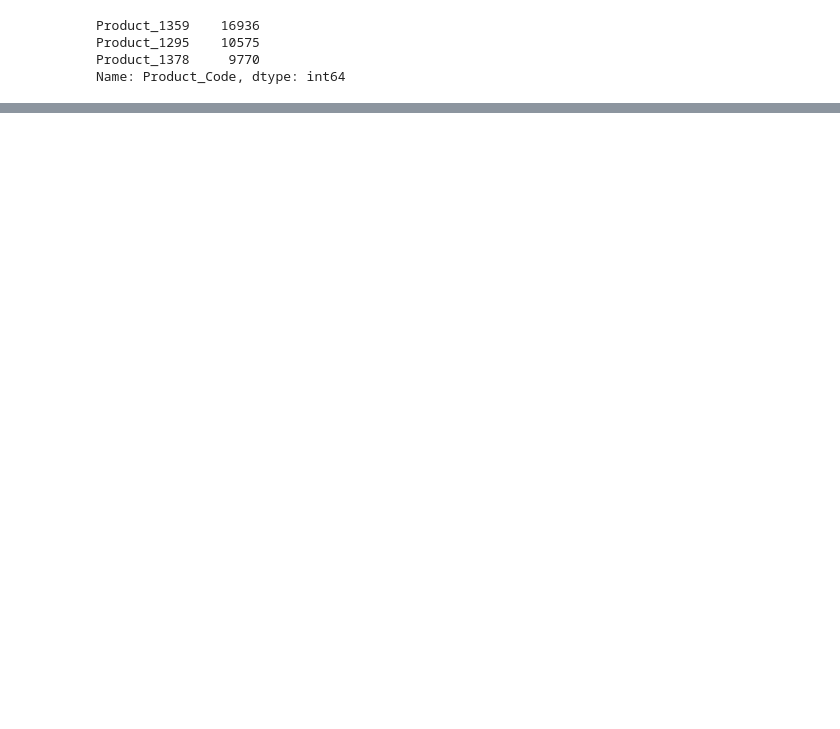
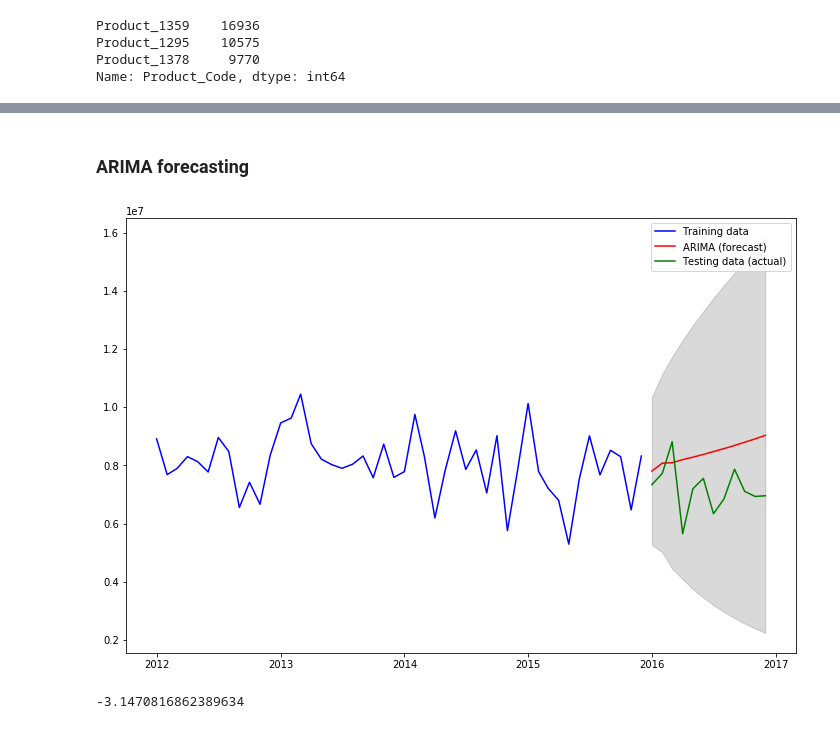
Before and after one commit to mt3443/time-series, a Jupyter notebook: time_series.ipynb, the cells around one changed output, grey strips where cells are left out. Cells and saved outputs as stored; diff of their text form; code cells hidden in the pictures; blank space fills up the shorter version.

```diff
--- a/time_series.ipynb
+++ b/time_series.ipynb
@@ -81,0 +125,29 @@ plt.show()
+# %% [markdown]
+### ARIMA forecasting
+# %%
+# Use same illustration to show qualitative accuracy
+
+model = ARIMA(train_output, order=(1, 2, 1))
+model_fit = model.fit()
+
+forecast, se, conf = model_fit.forecast(12, alpha=0.05)
+
+lower_bound = conf[:, 0]
+upper_bound = conf[:, 1]
+
+plt.rcParams['figure.figsize'] = [12, 8]
+plt.plot(train_input, train_output, color='blue', label='Training data')
+plt.plot(test_input, forecast, color='red', label='ARIMA (forecast)')
+plt.plot(test_input, test_output, color='green', label='Testing data (actual)')
+plt.fill_between(test_input, lower_bound, upper_bound, color='black', alpha=0.15)
+plt.legend(loc='best')
+
+plt.show()
+# %% [output]
+[figure, added]
+# %%
+# Quantitative ARIMA accuracy
+
+r2_score(test_output, forecast)
+# %% [output]
+-3.1470816862389634
```
Also changed, not shown: parts of 18 cells of this notebook, 1 other file.
